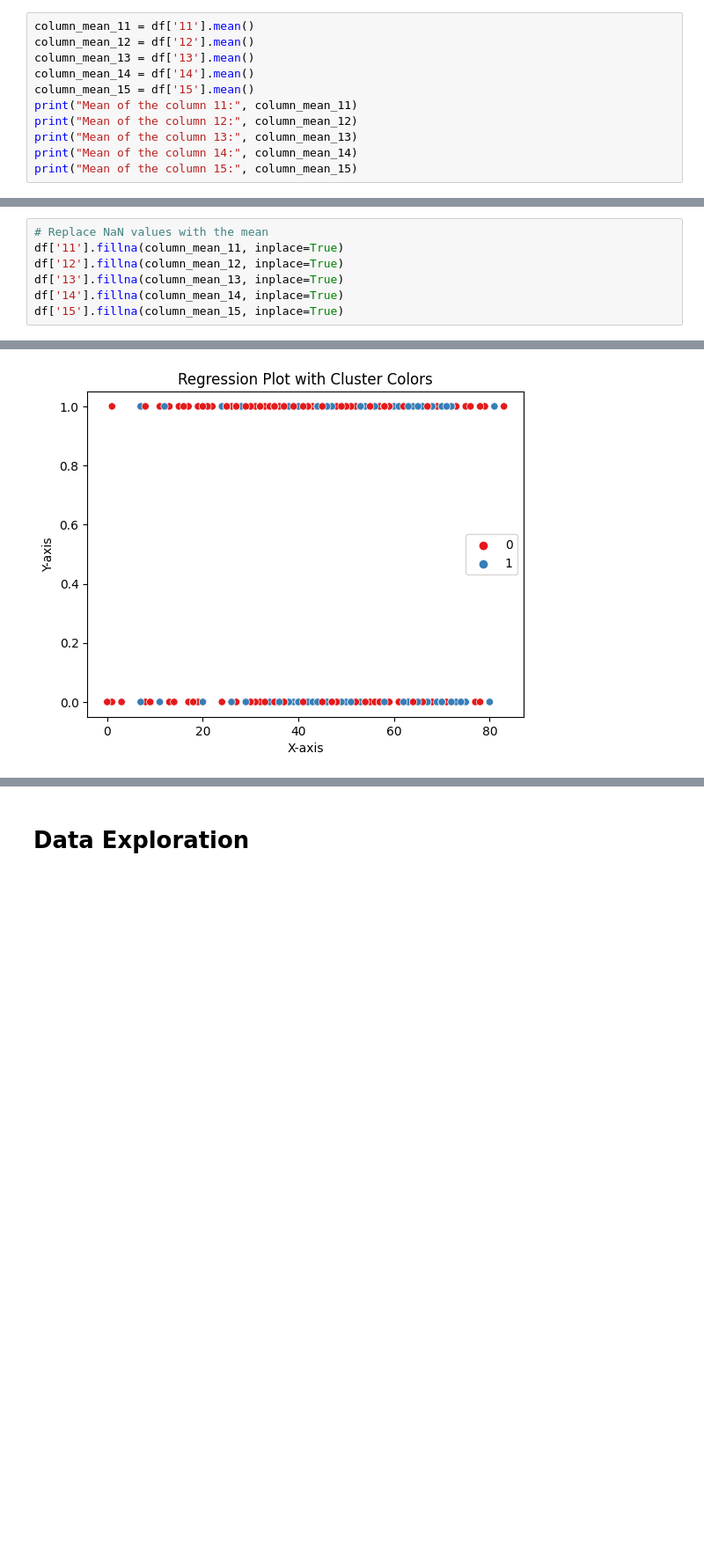
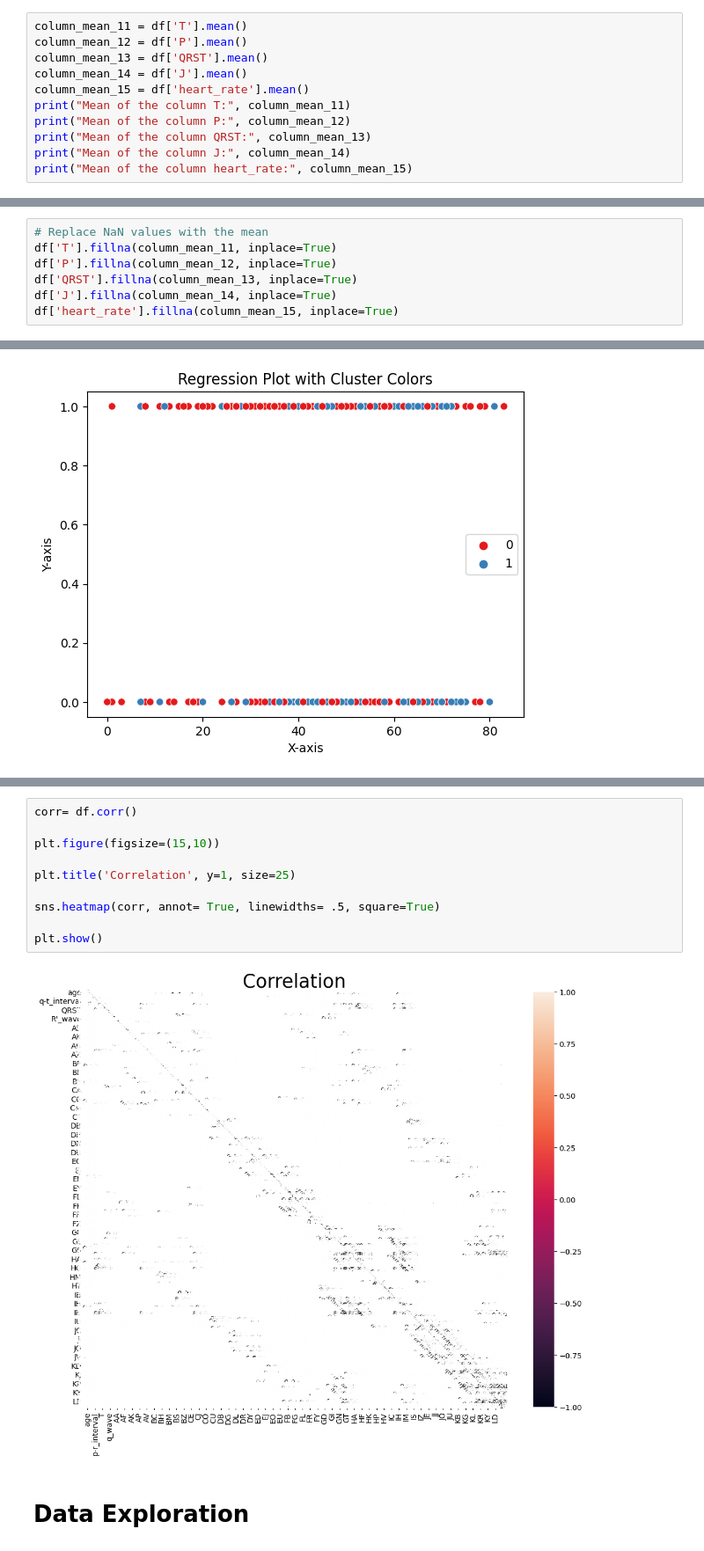
Before and after one commit to inaafina/ArrhythmiaAI, a Jupyter notebook: Final_Project.ipynb, the cells around one changed output, grey strips where cells are left out. Shown at 88% size. Drawn from its saved outputs; the diff is of its cells as text; blank space fills up the shorter version.

```diff
--- a/Final_Project.ipynb
+++ b/Final_Project.ipynb
@@ -75,12 +105,12 @@ Length: 280, dtype: object
 # %%
-column_mean_11 = df['11'].mean()
-column_mean_12 = df['12'].mean()
-column_mean_13 = df['13'].mean()
-column_mean_14 = df['14'].mean()
-column_mean_15 = df['15'].mean()
-print("Mean of the column 11:", column_mean_11)
-print("Mean of the column 12:", column_mean_12)
-print("Mean of the column 13:", column_mean_13)
-print("Mean of the column 14:", column_mean_14)
-print("Mean of the column 15:", column_mean_15)
+column_mean_11 = df['T'].mean()
+column_mean_12 = df['P'].mean()
+column_mean_13 = df['QRST'].mean()
+column_mean_14 = df['J'].mean()
+column_mean_15 = df['heart_rate'].mean()
+print("Mean of the column T:", column_mean_11)
+print("Mean of the column P:", column_mean_12)
+print("Mean of the column QRST:", column_mean_13)
+print("Mean of the column J:", column_mean_14)
+print("Mean of the column heart_rate:", column_mean_15)
 # %% [output]
@@ -92,10 +122,10 @@ Mean of the column 15: 74.46341463414635
 # %%
 # Replace NaN values with the mean
-df['11'].fillna(column_mean_11, inplace=True)
-df['12'].fillna(column_mean_12, inplace=True)
-df['13'].fillna(column_mean_13, inplace=True)
-df['14'].fillna(column_mean_14, inplace=True)
-df['15'].fillna(column_mean_15, inplace=True)
+df['T'].fillna(column_mean_11, inplace=True)
+df['P'].fillna(column_mean_12, inplace=True)
+df['QRST'].fillna(column_mean_13, inplace=True)
+df['J'].fillna(column_mean_14, inplace=True)
+df['heart_rate'].fillna(column_mean_15, inplace=True)
 # %%
 null_counts = df.isnull().sum()
 print("Null value counts per column:")
@@ -174,4 +217,16 @@ print(df)
 
 [452 rows x 280 columns]
+# %%
+corr= df.corr()
+
+plt.figure(figsize=(15,10))
+
+plt.title('Correlation', y=1, size=25)
+
+sns.heatmap(corr, annot= True, linewidths= .5, square=True)
+
+plt.show()
+# %% [output]
+[figure, added]
 # %% [markdown]
 # Data Exploration
```
Also changed, not shown: parts of 18 cells of this notebook.
